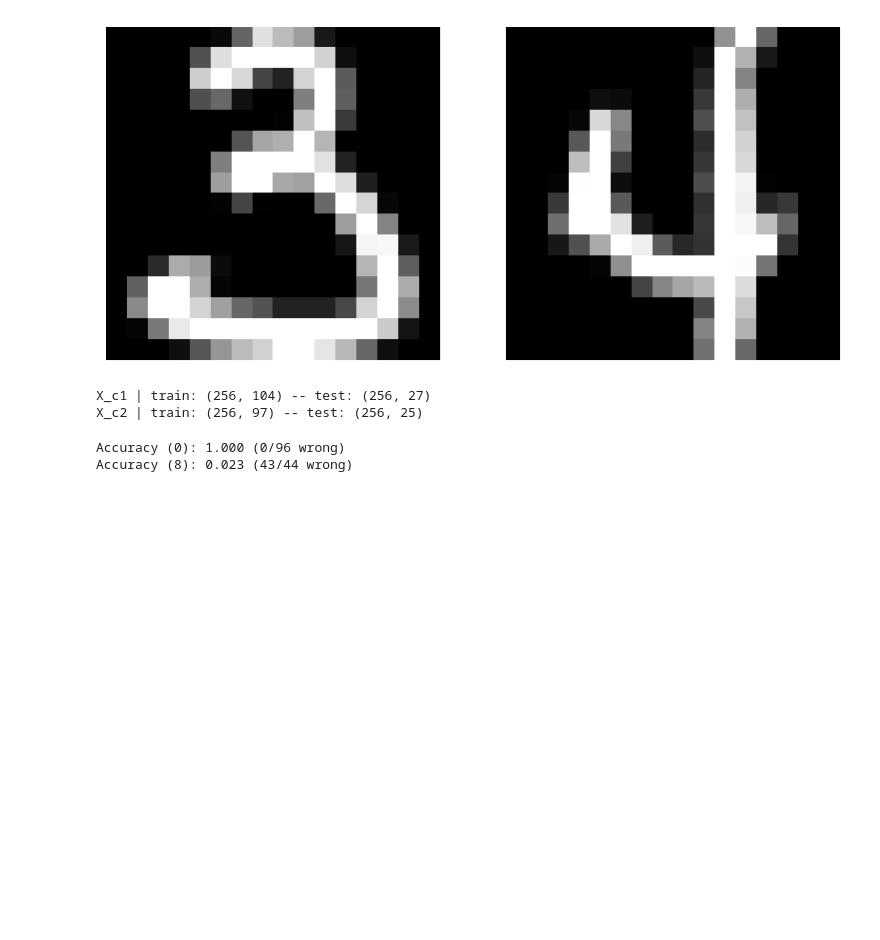
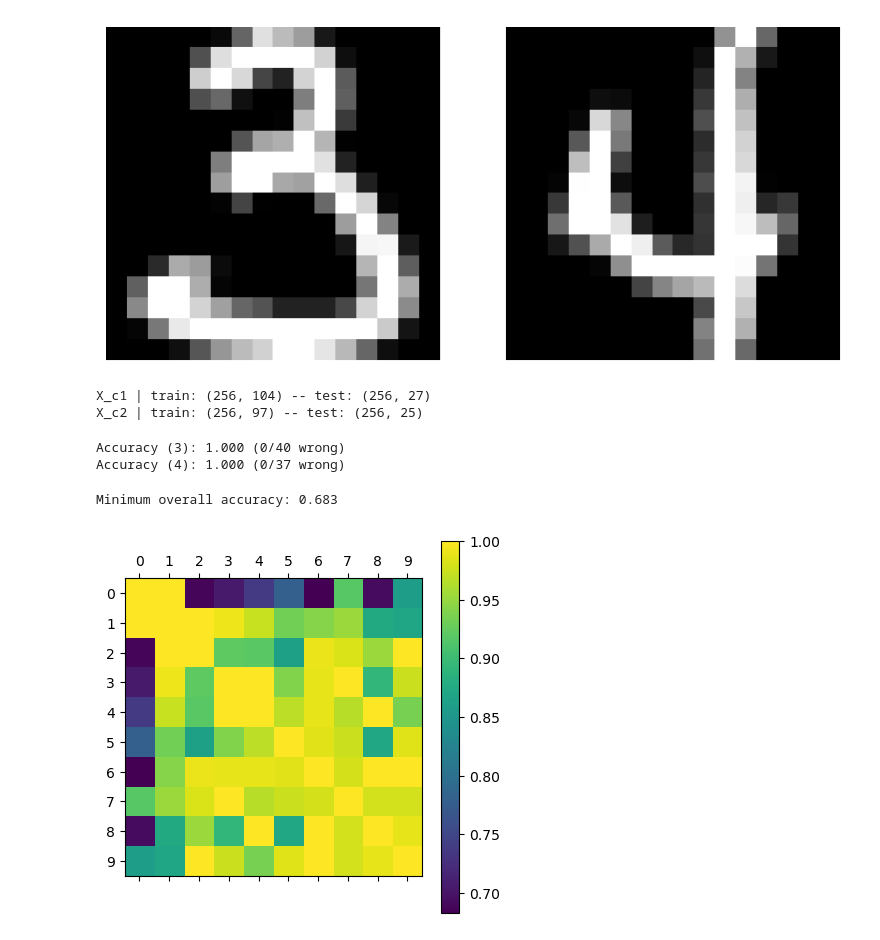
Before and after one commit to NotXia/unibo-smm-homework, a Jupyter notebook: homework2/2_mnist.ipynb, the cells around one changed output. Cells and saved outputs as stored; diff of their text form; code cells hidden in the pictures; blank space fills up the shorter version.

Commit message:
Add more tests

```diff
--- a/homework2/2_mnist.ipynb
+++ b/homework2/2_mnist.ipynb
@@ -120,25 +120,49 @@ def evaluate(model, dataset, true_label):
             correct += 1
     return correct
 # %%
-c1 = 0
-c2 = 8
-X_c1 = getImagesOfDigit(c1, X, Y)
-X_c2 = getImagesOfDigit(c2, X, Y)
-X_c1_train, X_c1_test = split_train_test(X_c1, 0.7)
-X_c2_train, X_c2_test = split_train_test(X_c2, 0.7)
+def evaluateBinaryClass(c1, c2):
+    X_c1 = getImagesOfDigit(c1, X, Y)
+    X_c2 = getImagesOfDigit(c2, X, Y)
+    X_c1_train, X_c1_test = split_train_test(X_c1, 0.7)
+    X_c2_train, X_c2_test = split_train_test(X_c2, 0.7)
 
 
-model = MNISTBinaryClassPredict()
-model.fit(X_c1_train, c1, X_c2_train, c2)
+    model = MNISTBinaryClassPredict()
+    model.fit(X_c1_train, c1, X_c2_train, c2)
 
-c1_correct = evaluate(model, X_c1_test, c1)
-c2_correct = evaluate(model, X_c2_test, c2)
+    c1_correct = evaluate(model, X_c1_test, c1)
+    c2_correct = evaluate(model, X_c2_test, c2)
+    c1_test_size = X_c1_test.shape[1]
+    c2_test_size = X_c2_test.shape[1]
+    return c1_correct, c1_test_size, c2_correct, c2_test_size
 
-print(f"Accuracy ({c1}): {c1_correct / X_c1_test.shape[1]:.3f} ({X_c1_test.shape[1]-c1_correct}/{X_c1_test.shape[1]} wrong)")
-print(f"Accuracy ({c2}): {c2_correct / X_c2_test.shape[1]:.3f} ({X_c2_test.shape[1]-c2_correct}/{X_c2_test.shape[1]} wrong)")
+
+c1_correct, c1_test_size, c2_correct, c2_test_size = evaluateBinaryClass(3, 4)
+print(f"Accuracy ({c1}): {c1_correct / c1_test_size:.3f} ({c1_test_size-c1_correct}/{c1_test_size} wrong)")
+print(f"Accuracy ({c2}): {c2_correct / c2_test_size:.3f} ({c2_test_size-c2_correct}/{c2_test_size} wrong)")
 # %% [output]
-Accuracy (0): 1.000 (0/96 wrong)
-Accuracy (8): 0.023 (43/44 wrong)
+Accuracy (3): 1.000 (0/40 wrong)
+Accuracy (4): 1.000 (0/37 wrong)
+# %%
+accuracies = np.zeros((10, 10))
+
+for i in range(0, 10):
+    for j in range(i, 10):
+        c1_correct, c1_test_size, c2_correct, c2_test_size = evaluateBinaryClass(i, j)
+        accuracy = (c1_correct + c2_correct) / (c1_test_size + c2_test_size)
+        accuracies[i, j] = accuracies[j, i] = accuracy
+
+
+print(f"Minimum overall accuracy: {np.min(accuracies):.3f}")
+
+plt.matshow(accuracies)
+plt.colorbar()
+plt.xticks(range(0, 10))
+plt.yticks(range(0, 10))
+plt.show()
+# %% [output]
+Minimum overall accuracy: 0.683
+[figure, added]
 # %%
 class MNISTMultiClassPredict:
     def __init__(self):
```
Also changed, not shown: parts of 3 cells of this notebook.
